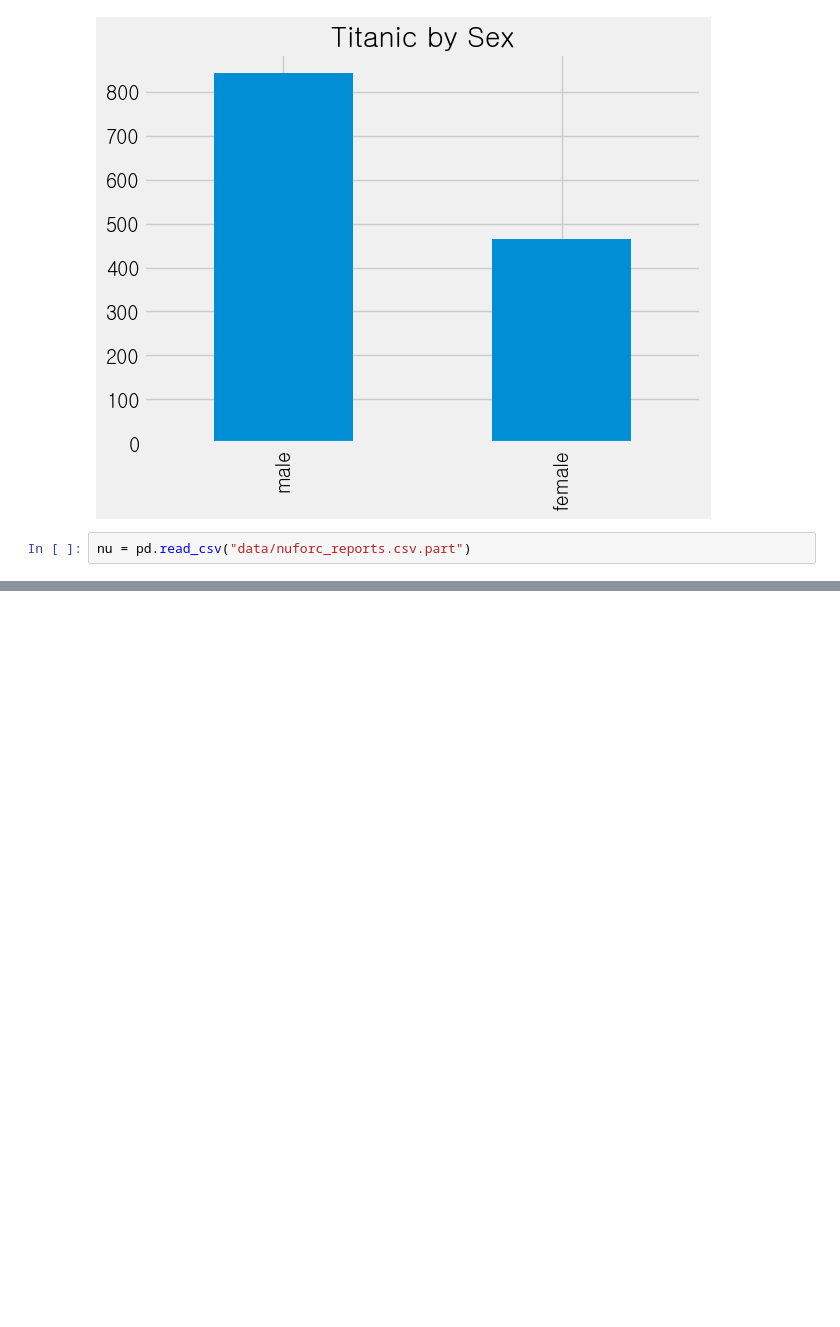
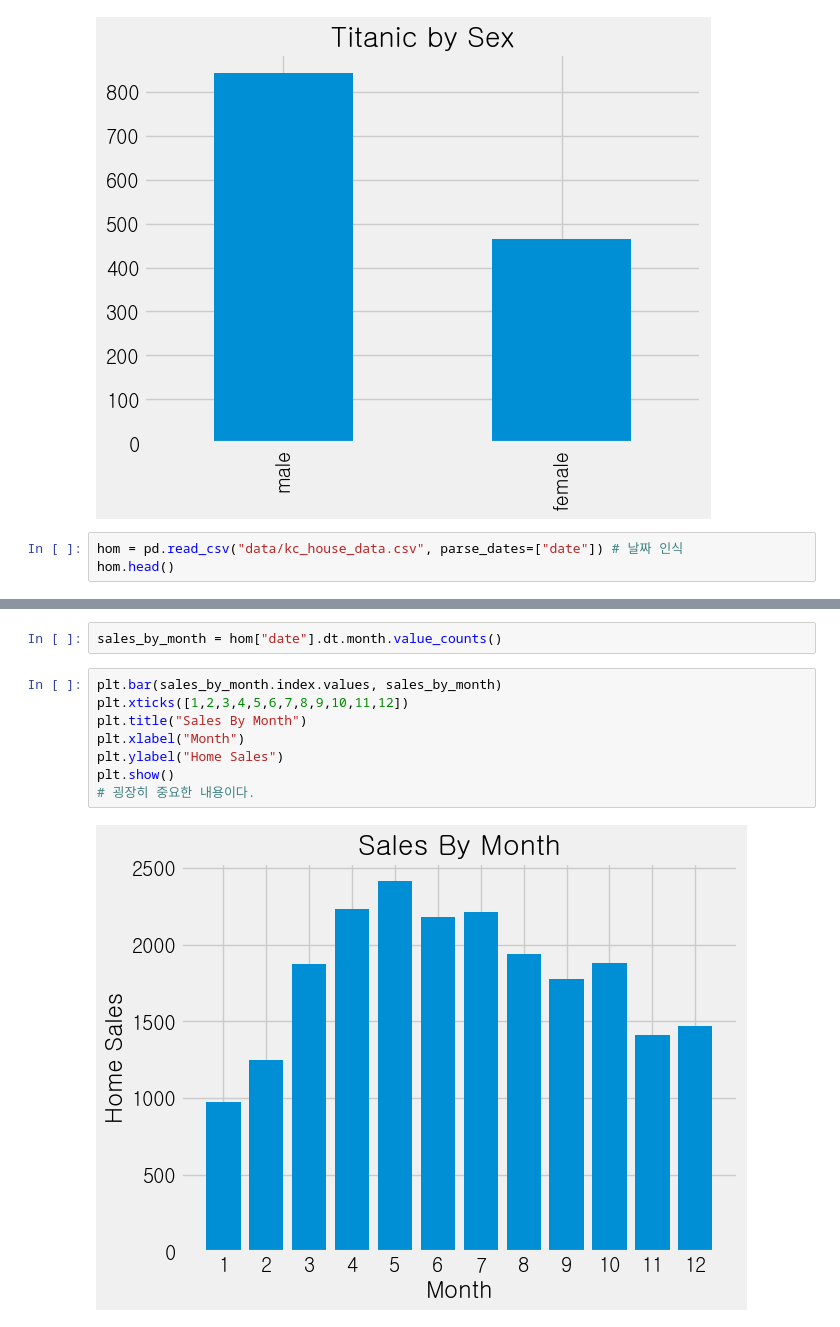
Before and after one commit to minseok06/python, a Jupyter notebook: 12강.ipynb, the cells around one changed output, grey strips where cells are left out. Saved outputs shown, nothing was run; the diff lists cells and outputs as text; blank space fills up the shorter version.

```diff
--- a/12강.ipynb
+++ b/12강.ipynb
@@ -137,4 +137,5 @@ titanic.sex.value_counts().plot(kind="bar",title="Titanic by Sex")
 <AxesSubplot:title={'center':'Titanic by Sex'}>
 [figure]
 # %%
-nu = pd.read_csv("data/nuforc_reports.csv.part")
+hom = pd.read_csv("data/kc_house_data.csv", parse_dates=["date"]) # 날짜 인식
+hom.head()
@@ -140,0 +150,12 @@ nu = pd.read_csv("data/nuforc_reports.csv.part")
+# %%
+sales_by_month = hom["date"].dt.month.value_counts()
+# %%
+plt.bar(sales_by_month.index.values, sales_by_month)
+plt.xticks([1,2,3,4,5,6,7,8,9,10,11,12])
+plt.title("Sales By Month")
+plt.xlabel("Month")
+plt.ylabel("Home Sales")
+plt.show()
+# 굉장히 중요한 내용이다.
+# %% [output]
+[figure, added]
```
Also changed, not shown: parts of 9 cells of this notebook.
